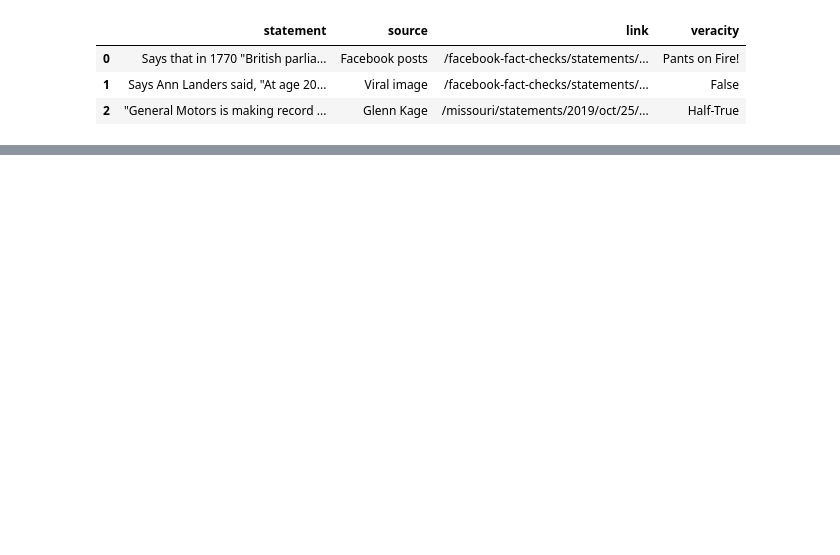
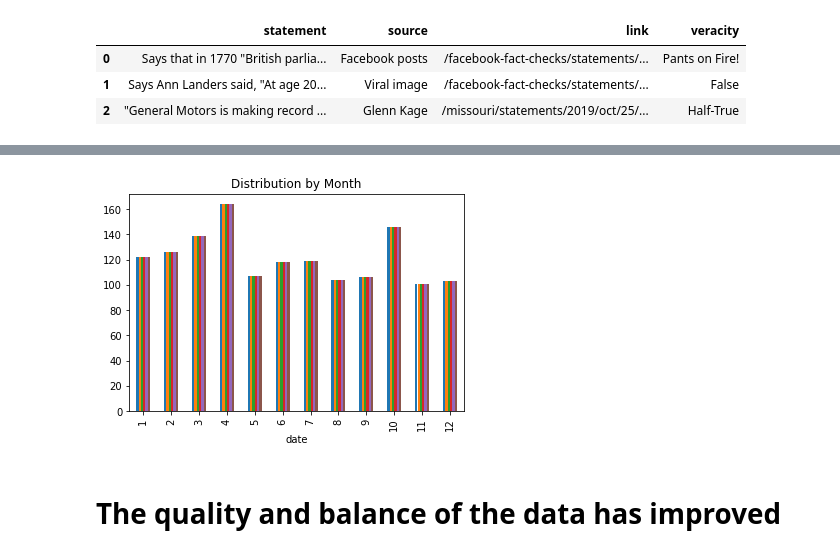
Before and after one commit to Victor-Palacios/Deception_Detection_Capstone, a Jupyter notebook: Deception_Data_Wrangling.ipynb, the cells around one changed output, grey strips where cells are left out. Drawn from its saved outputs; the diff is of its cells as text; code cells hidden in the pictures; blank space fills up the shorter version.

```diff
--- a/Deception_Data_Wrangling.ipynb
+++ b/Deception_Data_Wrangling.ipynb
@@ -117,0 +444,10 @@ df3.head(5)
+# %%
+#by month
+ax = balanced_df.groupby(balanced_df.date.dt.month).count().plot(kind="bar")
+ax.legend_ = None
+plt.title("Distribution by Month")
+plt.show()
+# %% [output]
+[figure, added]
+# %% [markdown]
+# The quality and balance of the data has improved
```
Also changed, not shown: parts of 70 cells of this notebook.
